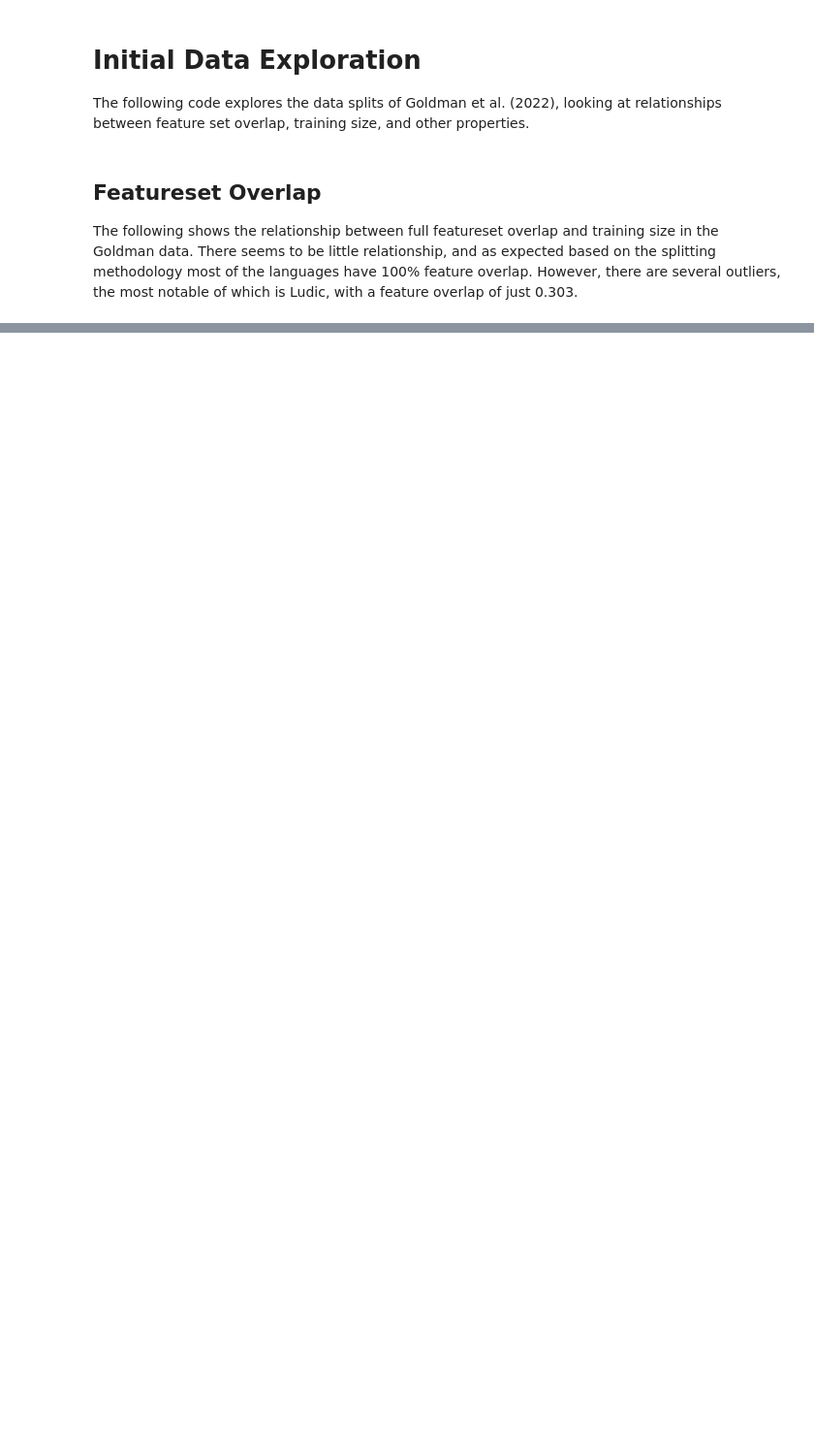
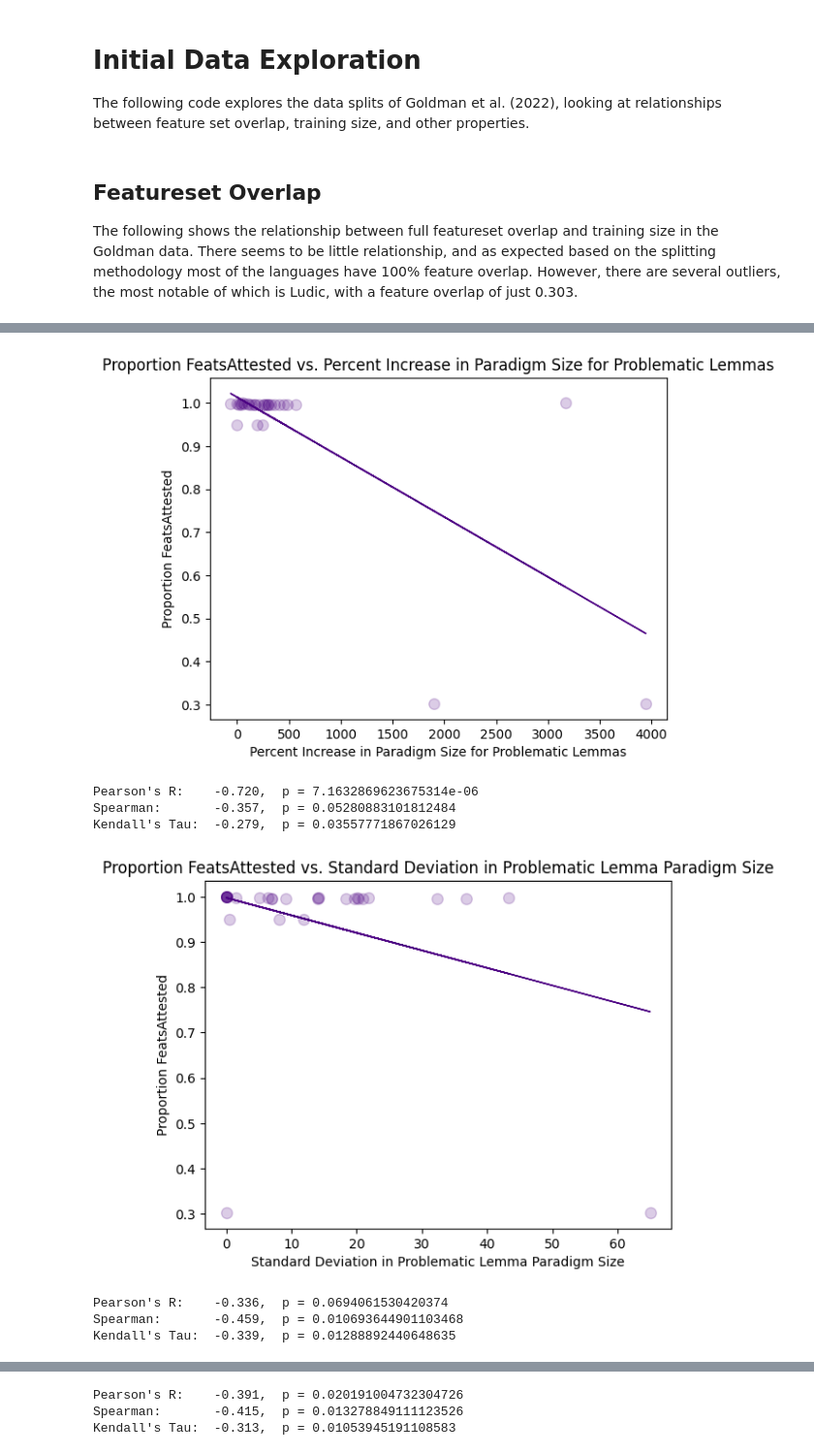
Before and after one commit to paynesa/qp2, a Jupyter notebook: code/exploration_plotting.ipynb, the cells around one changed output, grey strips where cells are left out. Shown at 97% size. Cells and saved outputs as stored; diff of their text form; code cells hidden in the pictures; blank space fills up the shorter version.

```diff
--- a/code/exploration_plotting.ipynb
+++ b/code/exploration_plotting.ipynb
@@ -177,0 +200,52 @@ NameError: name 'difference_good' is not defined
+# %%
+ovlps_problematic = []
+ovlps_test = []
+problematic_percent_increase = []
+problematic_stdevs = []
+test_stdevs = []
+
+# Iterate through all the languages with less than 100% overlap and store each POS separately
+for ovlp, lang in zip(overlap, languages):
+    res = investigate_feature_overlap(f"{PATH_TO_DATA}/{lang}", verbose=False)
+    if ovlp < 1:
+        for pos in res:
+            if "problematic" in res[pos]:
+                # Percent increase in paradigm size
+                train = res[pos]["train"][0]
+                test = res[pos]["problematic"][0]
+                diff = 100 * (test - train) / train
+                problematic_percent_increase.append(diff)
+                # Standard deviation in problematic paradigm size
+                problematic_stdevs.append(res[pos]["problematic"][1])
+                ovlps_problematic.append(ovlp)
+            if "test" in res[pos]:
+                # Standard deviation in test paradigm size
+                test_stdevs.append(res[pos]["test"][1])
+                ovlps_test.append(ovlp)
+
+# Plot the percent increase vs. the featureset overlap
+plot_stats(problematic_percent_increase,
+           ovlps_problematic,
+           "Percent Increase in Paradigm Size for Problematic Lemmas",
+           "Proportion FeatsAttested")
+
+# Plot the standard deviation vs. the featureset overlap
+plot_stats(problematic_stdevs,
+           ovlps_problematic,
+           "Standard Deviation in Problematic Lemma Paradigm Size",
+           "Proportion FeatsAttested")
+
+# Plot the standard deviation of the test paradigm size vs. the featureset overlap
+plot_stats(test_stdevs,
+           ovlps_test,
+           "Standard Deviation in Test Paradigm Size",
+           "Proportion FeatsAttested")
+# %% [output]
+[figure, added]
+Pearson's R:    -0.720,  p = 7.1632869623675314e-06
+Spearman:       -0.357,  p = 0.05280883101812484
+Kendall's Tau:  -0.279,  p = 0.03557771867026129
+[figure, added]
+Pearson's R:    -0.336,  p = 0.0694061530420374
+Spearman:       -0.459,  p = 0.010693644901103468
+Kendall's Tau:  -0.339,  p = 0.01288892440648635
@@ -177,0 +253,3 @@ NameError: name 'difference_good' is not defined
+Pearson's R:    -0.391,  p = 0.020191004732304726
+Spearman:       -0.415,  p = 0.013278849111123526
+Kendall's Tau:  -0.313,  p = 0.01053945191108583
```
Also changed, not shown: parts of 19 cells of this notebook, 4 other files.
